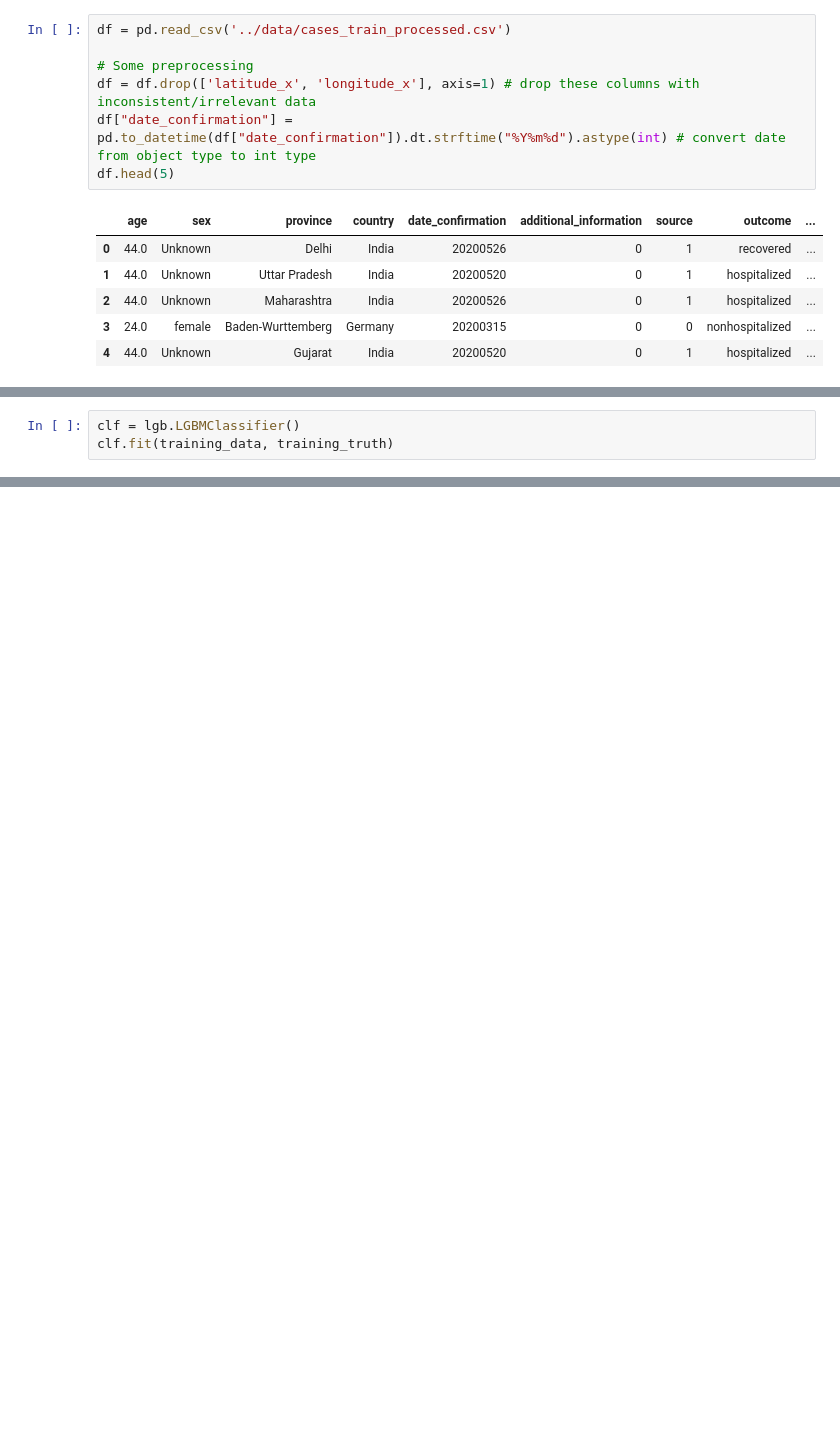
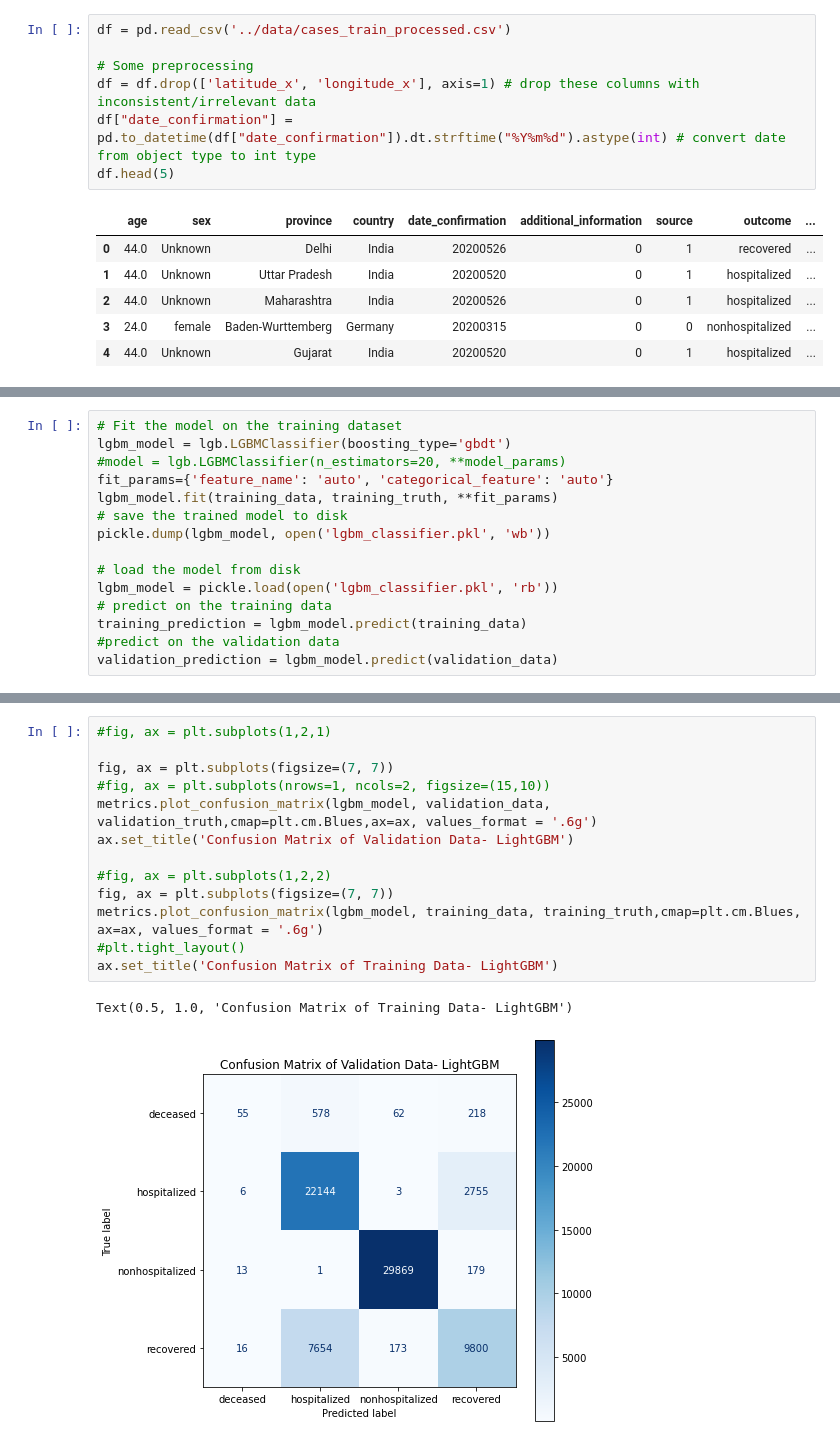
Before and after one commit to a-sani/COVID-19, a Jupyter notebook: milestone2/src/main.ipynb, the cells around one changed output, grey strips where cells are left out. Cells and saved outputs as stored; diff of their text form; blank space fills up the shorter version.

Commit message:
wip lightgbm

```diff
--- a/milestone2/src/main.ipynb
+++ b/milestone2/src/main.ipynb
@@ -64,3 +68,0 @@ training_data.head(5)
-# %%
-clf = lgb.LGBMClassifier()
-clf.fit(training_data, training_truth)
@@ -81,0 +71,15 @@ LightGBM Model accuracy score: 0.8414
+# %%
+# Fit the model on the training dataset
+lgbm_model = lgb.LGBMClassifier(boosting_type='gbdt')
+#model = lgb.LGBMClassifier(n_estimators=20, **model_params)
+fit_params={'feature_name': 'auto', 'categorical_feature': 'auto'}
+lgbm_model.fit(training_data, training_truth, **fit_params)
+# save the trained model to disk
+pickle.dump(lgbm_model, open('lgbm_classifier.pkl', 'wb'))
+
+# load the model from disk
+lgbm_model = pickle.load(open('lgbm_classifier.pkl', 'rb'))
+# predict on the training data
+training_prediction = lgbm_model.predict(training_data)
+#predict on the validation data
+validation_prediction = lgbm_model.predict(validation_data)
@@ -81,0 +124,16 @@ LightGBM Model accuracy score: 0.8414
+# %%
+#fig, ax = plt.subplots(1,2,1)
+
+fig, ax = plt.subplots(figsize=(7, 7))
+#fig, ax = plt.subplots(nrows=1, ncols=2, figsize=(15,10))
+metrics.plot_confusion_matrix(lgbm_model, validation_data, validation_truth,cmap=plt.cm.Blues,ax=ax, values_format = '.6g')
+ax.set_title('Confusion Matrix of Validation Data- LightGBM')
+
+#fig, ax = plt.subplots(1,2,2)
+fig, ax = plt.subplots(figsize=(7, 7))
+metrics.plot_confusion_matrix(lgbm_model, training_data, training_truth,cmap=plt.cm.Blues, ax=ax, values_format = '.6g')
+#plt.tight_layout()
+ax.set_title('Confusion Matrix of Training Data- LightGBM')
+# %% [output]
+Text(0.5, 1.0, 'Confusion Matrix of Training Data- LightGBM')
+[figure, added]
```
Also changed, not shown: parts of 20 cells of this notebook, 1 other file.
